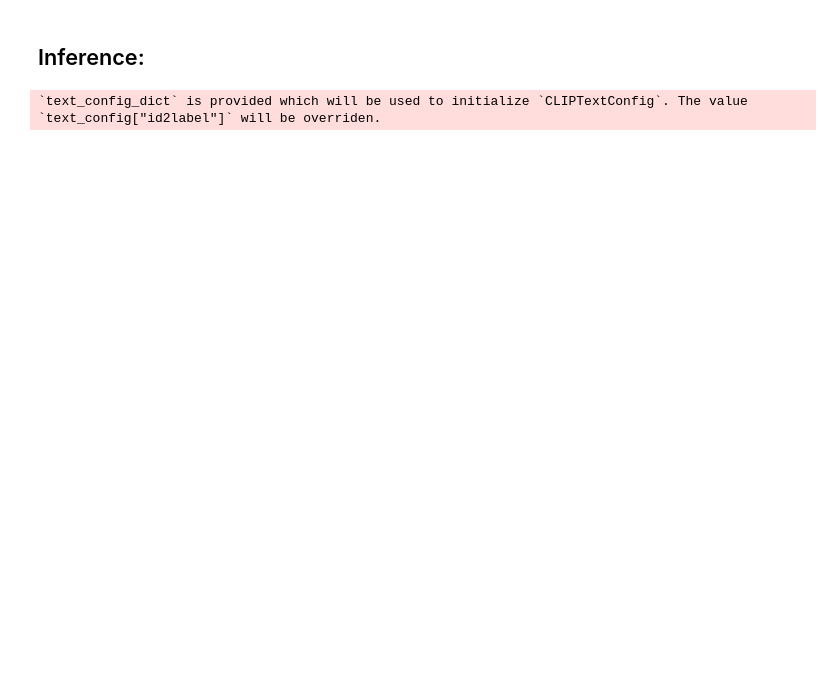
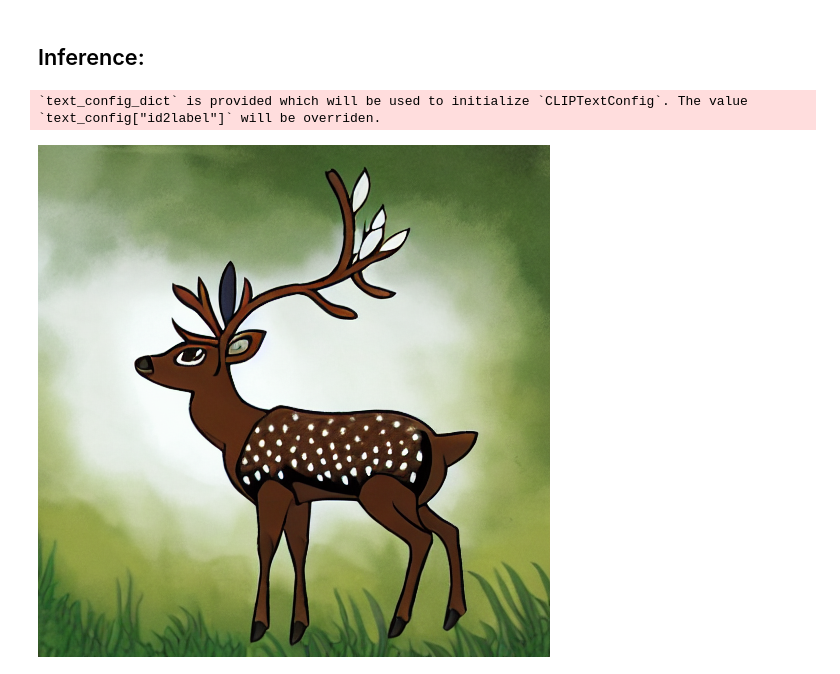
Before and after one commit to raschnick/ml2_project_x, a Jupyter notebook: 02_finetuning.ipynb, the cells around one changed output. Drawn from its saved outputs; the diff is of its cells as text; code cells hidden in the pictures; blank space fills up the shorter version.

```diff
--- a/02_finetuning.ipynb
+++ b/02_finetuning.ipynb
@@ -174,5 +174,8 @@ pipe.unet.load_attn_procs('./sd-pokemon-model-lora/pytorch_lora_weights.bin')
 # %%
 pipe.to('cuda')
 
-image = pipe(prompt='a dragon with fire').images[0]
+image = pipe(prompt='a deer with leafs').images[0]
 image.save('images/image1.png')
+image.show()
+# %% [output]
+[figure, added]
```
Also changed, not shown: parts of 3 cells of this notebook.
